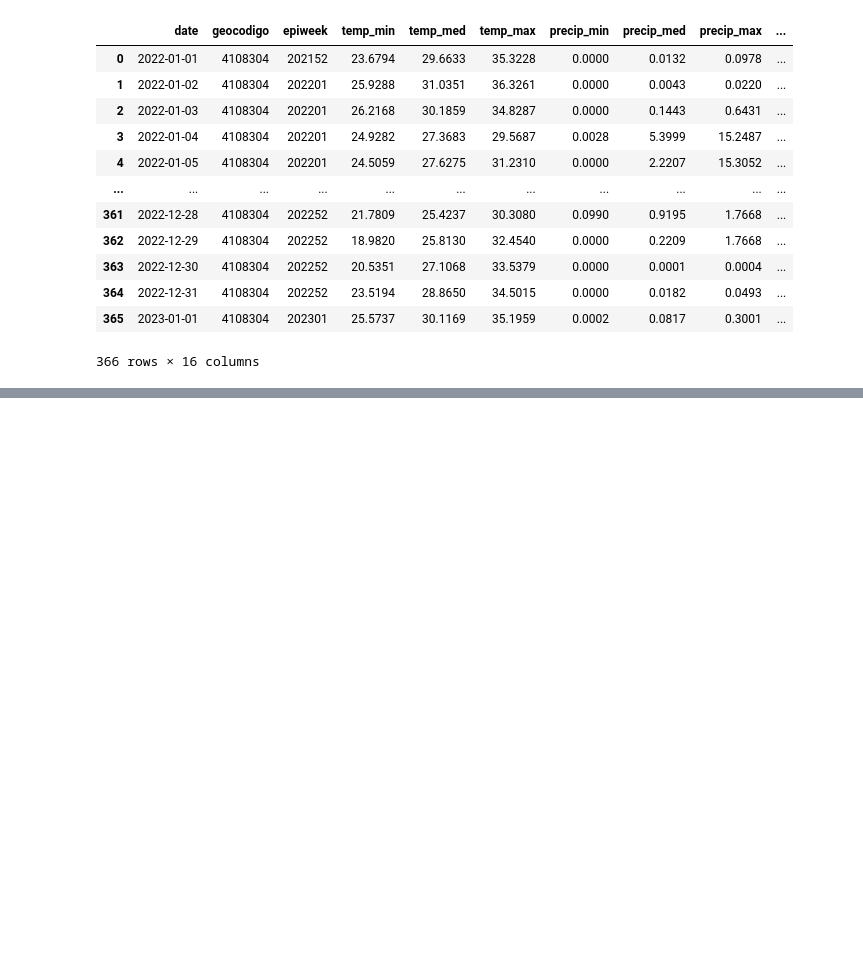
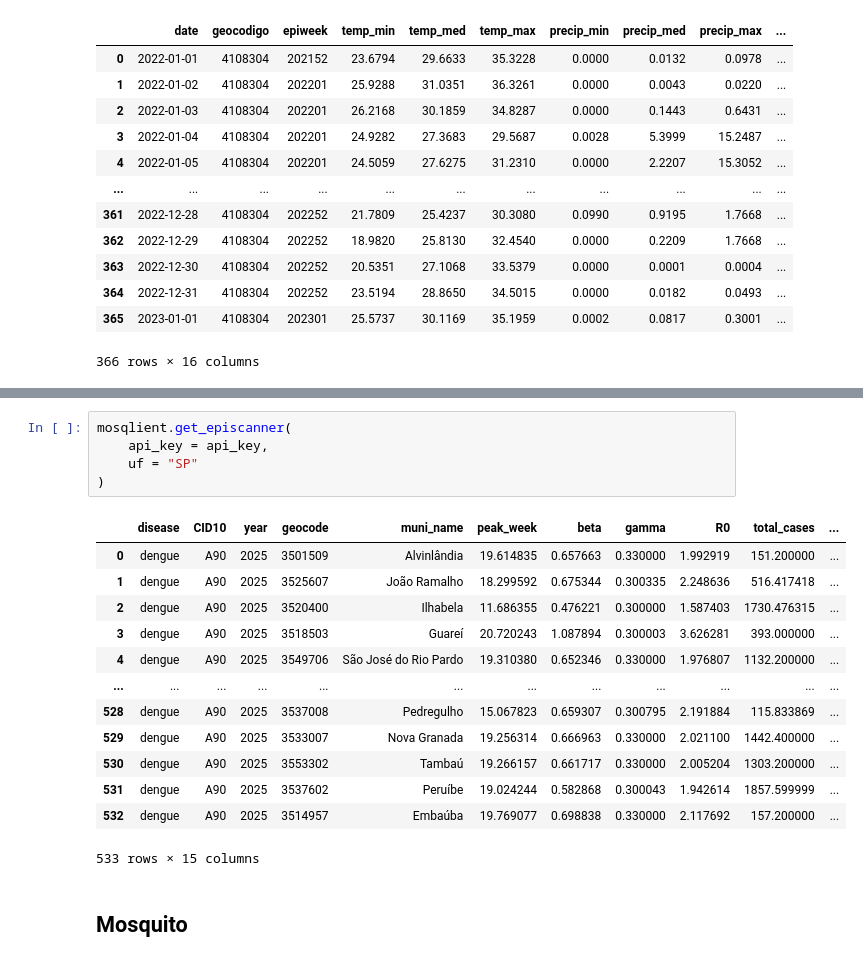
Before and after one commit to Mosqlimate-project/mosqlimate-client, a Jupyter notebook: docs/tutorials/API/datastore.ipynb, the cells around one changed output, grey strips where cells are left out. Saved outputs shown, nothing was run; the diff lists cells and outputs as text; blank space fills up the shorter version.

```diff
--- a/docs/tutorials/API/datastore.ipynb
+++ b/docs/tutorials/API/datastore.ipynb
@@ -126,0 +196,21 @@ mosqlient.get_climate(
+# %%
+mosqlient.get_episcanner(
+    api_key = api_key,
+    uf = "SP"
+)
+# %% [output]
+|  | disease | CID10 | year | geocode | muni_name | peak_week | beta | gamma | R0 | total_cases | ... |
+| 0 | dengue | A90 | 2025 | 3501509 | Alvinlândia | 19.614835 | 0.657663 | 0.330000 | 1.992919 | 151.200000 | ... |
+| 1 | dengue | A90 | 2025 | 3525607 | João Ramalho | 18.299592 | 0.675344 | 0.300335 | 2.248636 | 516.417418 | ... |
+| 2 | dengue | A90 | 2025 | 3520400 | Ilhabela | 11.686355 | 0.476221 | 0.300000 | 1.587403 | 1730.476315 | ... |
+| 3 | dengue | A90 | 2025 | 3518503 | Guareí | 20.720243 | 1.087894 | 0.300003 | 3.626281 | 393.000000 | ... |
+| 4 | dengue | A90 | 2025 | 3549706 | São José do Rio Pardo | 19.310380 | 0.652346 | 0.330000 | 1.976807 | 1132.200000 | ... |
+| ... | ... | ... | ... | ... | ... | ... | ... | ... | ... | ... | ... |
+| 528 | dengue | A90 | 2025 | 3537008 | Pedregulho | 15.067823 | 0.659307 | 0.300795 | 2.191884 | 115.833869 | ... |
+| 529 | dengue | A90 | 2025 | 3533007 | Nova Granada | 19.256314 | 0.666963 | 0.330000 | 2.021100 | 1442.400000 | ... |
+| 530 | dengue | A90 | 2025 | 3553302 | Tambaú | 19.266157 | 0.661717 | 0.330000 | 2.005204 | 1303.200000 | ... |
+| 531 | dengue | A90 | 2025 | 3537602 | Peruíbe | 19.024244 | 0.582868 | 0.300043 | 1.942614 | 1857.599999 | ... |
+| 532 | dengue | A90 | 2025 | 3514957 | Embaúba | 19.769077 | 0.698838 | 0.330000 | 2.117692 | 157.200000 | ... |
+533 rows × 15 columns
+# %% [markdown]
+## Mosquito
```
Also changed, not shown: parts of 9 cells of this notebook, 13 other files.
